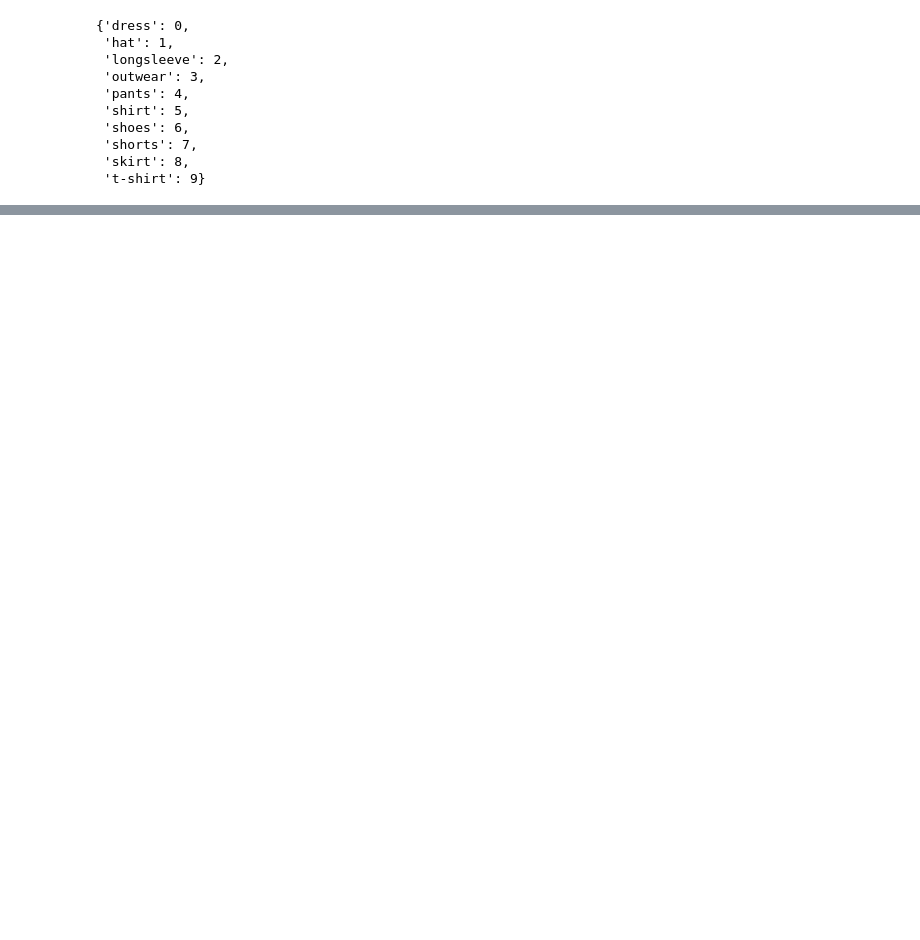
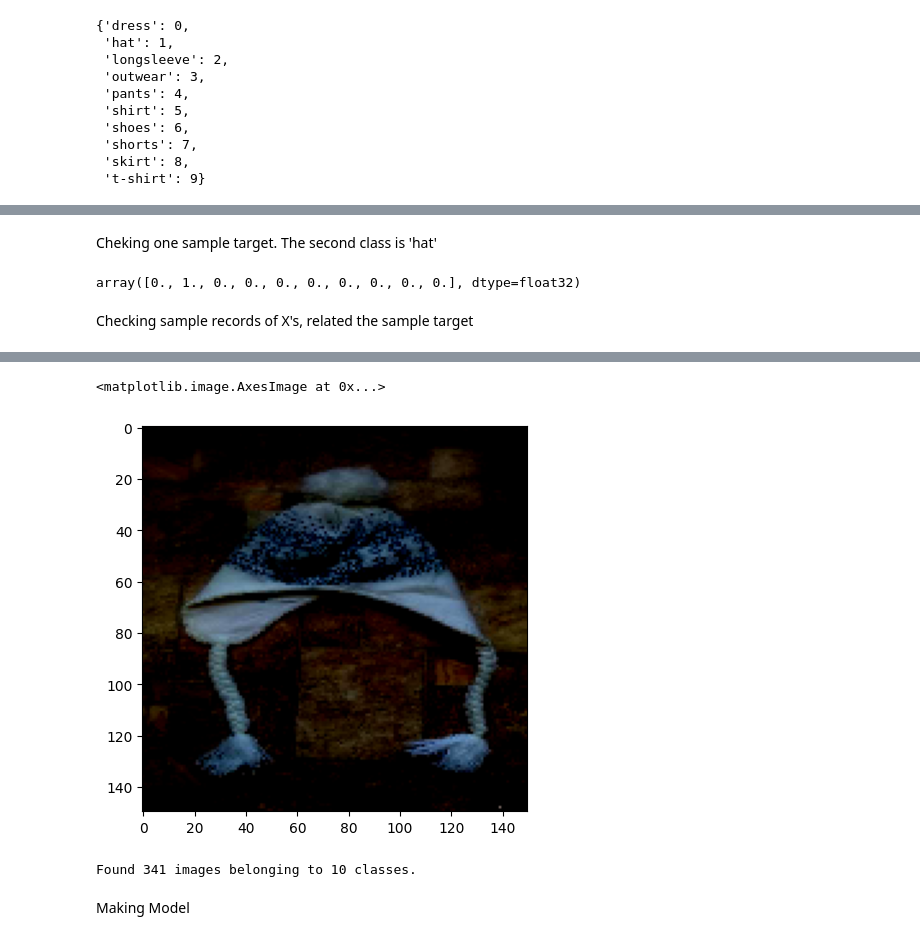
Before and after one commit to 4362725Gb/ml-zoomCamp2024, a Jupyter notebook: 08-deep-learning/08-fashion_DL.ipynb, the cells around one changed output, grey strips where cells are left out. Drawn from its saved outputs; the diff is of its cells as text; code cells hidden in the pictures; blank space fills up the shorter version.

```diff
--- a/08-deep-learning/08-fashion_DL.ipynb
+++ b/08-deep-learning/08-fashion_DL.ipynb
@@ -140,0 +137,14 @@ drwx------ 2 root root 4096 Dec  1 08:03 t-shirt
+# %%
+X, y = next(train_ds)
+# %% [markdown]
+Cheking one sample target. The second class is 'hat'
+# %%
+y[24]
+# %% [output]
+array([0., 1., 0., 0., 0., 0., 0., 0., 0., 0.], dtype=float32)
+# %% [markdown]
+Checking sample records of X's, related the sample target
+# %%
+plt.figure(figsize=(5,5))
+plt.imshow(X[24])
+# %% [output]
@@ -140,0 +152,15 @@ drwx------ 2 root root 4096 Dec  1 08:03 t-shirt
+<matplotlib.image.AxesImage at 0x...>
+[figure, added]
+# %%
+val_gen = ImageDataGenerator(preprocessing_function=preprocess_input)
+
+val_ds = val_gen.flow_from_directory(
+    '/content/drive/MyDrive/zoomcamp2024/clothing-dataset-small/validation' ,
+    target_size=(150,150),
+    batch_size=32,
+    shuffle=False
+)
+# %% [output]
+Found 341 images belonging to 10 classes.
+# %% [markdown]
+Making Model
```
Also changed, not shown: parts of 27 cells of this notebook.
